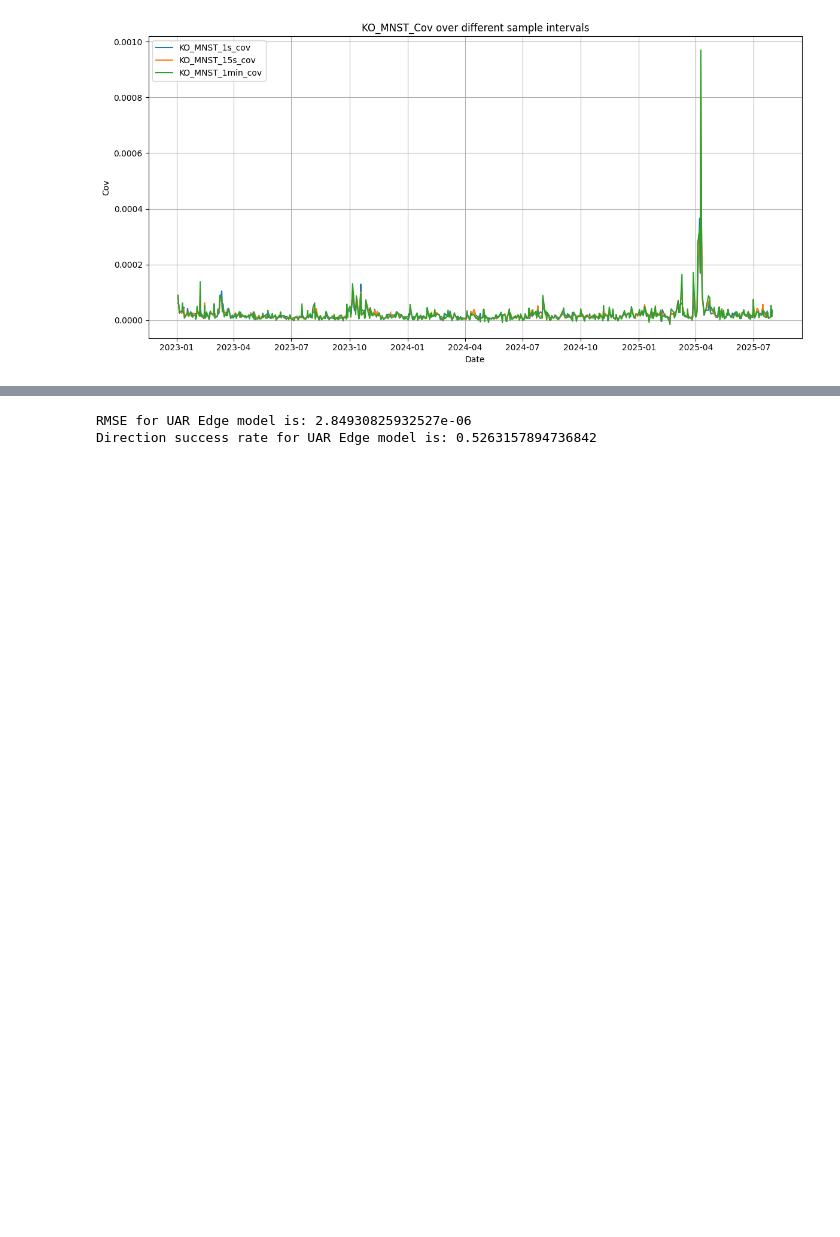
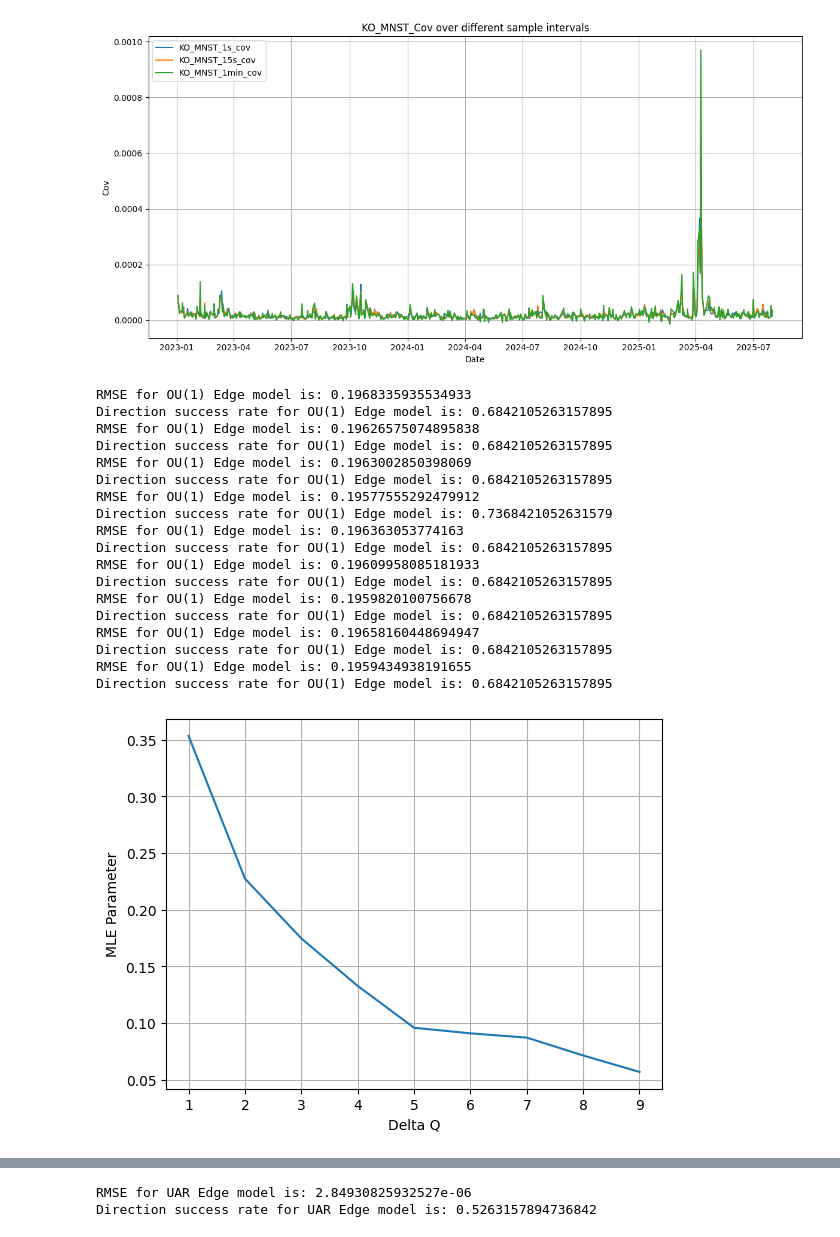
Before and after one commit to jiamingchen13/GraphOUEdge, a Jupyter notebook: Untitled.ipynb, the cells around one changed output, grey strips where cells are left out. Saved outputs shown, nothing was run; the diff lists cells and outputs as text; code cells hidden in the pictures; blank space fills up the shorter version.

```diff
--- a/Untitled.ipynb
+++ b/Untitled.ipynb
@@ -140,13 +140,16 @@ plt.show()
 # Forecast steps
 forecast_step = 1
 
+# Set hyperparameter gamma
+gamma = 1.1
+
 # Load the correlation data
-data = np.load('./data/LOBSTERdata/output/train/aggregate/cov.npz', allow_pickle=True)
+data = np.load('./data/LOBSTERdata/output/train/aggregate/corr.npz', allow_pickle=True)
 index = pd.to_datetime(data['timestamps'])
 corr_data = pd.DataFrame({key: data[key] for key in data.files if key != 'timestamps'}, index=index)
 
 # Derive network structure
-Adj = adj_to_line_graph([[0,1,1,1,1,1],[1,0,1,1,1,1],[1,1,0,1,1,1],[1,1,1,0,1,1],[1,1,1,1,0,1],[1,1,1,1,1,0]], TICKERS)
+Adj = adj_to_line_graph([[0,0,1,0,0,0],[0,0,0,0,0,0],[1,0,0,0,0,0],[0,0,0,0,0,0],[0,0,0,0,0,0],[0,0,0,0,0,0]], TICKERS)
 
 # Number of edges
 K = Adj[0].shape[0]
@@ -156,13 +159,48 @@ Y = corr_data[Adj[1]].T
 
 # Set time grids
 P_ = np.array([i for i in range(Y.shape[1])])
-delta = 50
+delta = 15
 Q_ = np.append(P_[::delta], P_[-1]) if (Y.shape[1] - 1) % delta != 0 else P_[::delta]
 
 # Testing data
-test_data = np.load('./data/LOBSTERdata/output/test/aggregate/cov.npz', allow_pickle=True)
+test_data = np.load('./data/LOBSTERdata/output/test/aggregate/corr.npz', allow_pickle=True)
 test_index = pd.to_datetime(test_data['timestamps'])
 test_corr_data = pd.DataFrame({key: test_data[key] for key in test_data.files if key != 'timestamps'}, index=test_index)
 test_Y = test_corr_data[Adj[1]].T
 test_set = sliding_window_view(test_Y, (K, forecast_step))[0]
 test_size = test_set.shape[0]
+# %%
+P_ = np.array([i for i in range(Y.shape[1])])
+param = []
+
+for j in range(1,10):
+    Q_ = np.append(P_[::j], P_[-1]) if (Y.shape[1] - 1) % j != 0 else P_[::j]
+    param.append(OU_edge_model(Y, test_set, K, test_size, forecast_step, [1], C, jump_activity, P_, Q_, gamma, is_global=False, print_param = True).reshape(-1))
+
+df = pd.DataFrame(param)[0]
+plt.plot(df.index+1, df)
+
+plt.xlabel("Delta Q")
+plt.ylabel("MLE Parameter")
+plt.grid(True)
+plt.show()
+# %% [output]
+RMSE for OU(1) Edge model is: 0.1968335935534933
+Direction success rate for OU(1) Edge model is: 0.6842105263157895
+RMSE for OU(1) Edge model is: 0.19626575074895838
+Direction success rate for OU(1) Edge model is: 0.6842105263157895
+RMSE for OU(1) Edge model is: 0.1963002850398069
+Direction success rate for OU(1) Edge model is: 0.6842105263157895
+RMSE for OU(1) Edge model is: 0.19577555292479912
+Direction success rate for OU(1) Edge model is: 0.7368421052631579
+RMSE for OU(1) Edge model is: 0.196363053774163
+Direction success rate for OU(1) Edge model is: 0.6842105263157895
+RMSE for OU(1) Edge model is: 0.19609958085181933
+Direction success rate for OU(1) Edge model is: 0.6842105263157895
+RMSE for OU(1) Edge model is: 0.1959820100756678
+Direction success rate for OU(1) Edge model is: 0.6842105263157895
+RMSE for OU(1) Edge model is: 0.19658160448694947
+Direction success rate for OU(1) Edge model is: 0.6842105263157895
+RMSE for OU(1) Edge model is: 0.1959434938191655
+Direction success rate for OU(1) Edge model is: 0.6842105263157895
+[figure, added]
```
Also changed, not shown: parts of 9 cells of this notebook, 4 other files.
